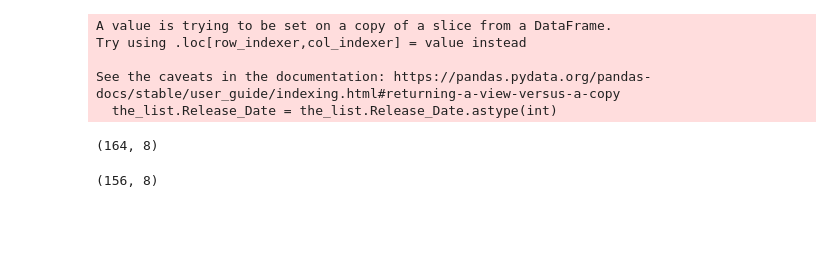
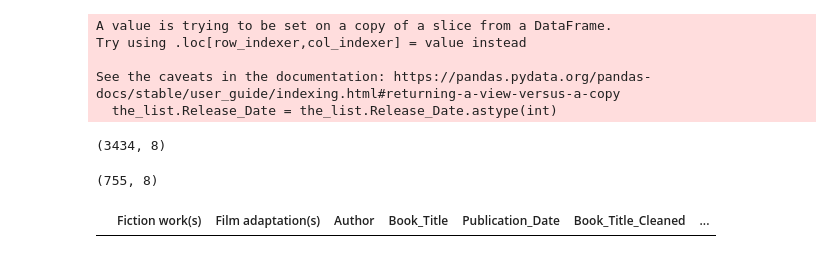
Before and after one commit to BigECire/eric-capstone, a Jupyter notebook: notebooks/book_to_movie.ipynb, the cells around one changed output. Cells and saved outputs as stored; diff of their text form; code cells hidden in the pictures; blank space fills up the shorter version.

```diff
--- a/notebooks/Untitled.ipynb
+++ b/notebooks/book_to_movie.ipynb
@@ -569,15 +569,19 @@ Try using .loc[row_indexer,col_indexer] = value instead
 
 See the caveats in the documentation: https://pandas.pydata.org/pandas-docs/stable/user_guide/indexing.html#returning-a-view-versus-a-copy
   the_list.Release_Date = the_list.Release_Date.astype(int)
-# %%
-the_list = the_list[the_list.Release_Date > 2015]
-the_list.shape
-# %% [output]
-(164, 8)
 # %%
 the_list = the_list[~(the_list.Publication_Date == 'unknown')]
 the_list.shape
 # %% [output]
-(156, 8)
+(3434, 8)
+# %%
+the_list = the_list[the_list.Release_Date > 2000]
+the_list.shape
+# %% [output]
+(755, 8)
+# %%
+the_list.Publication_Date = the_list.Publication_Date.astype(int)
 # %%
-the_list[~(the_list.Publication_Date == 'unknown')]
+the_list[(the_list.Book_Title_Cleaned == 'unknown')]
+# %% [output]
+|  | Fiction work(s) | Film adaptation(s) | Author | Book_Title | Publication_Date | Book_Title_Cleaned | ... |
```
Also changed, not shown: parts of 1 cell of this notebook, 1 other file.
